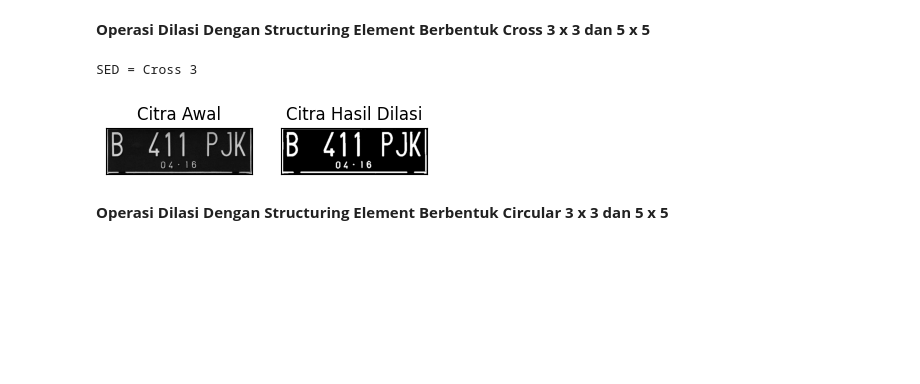
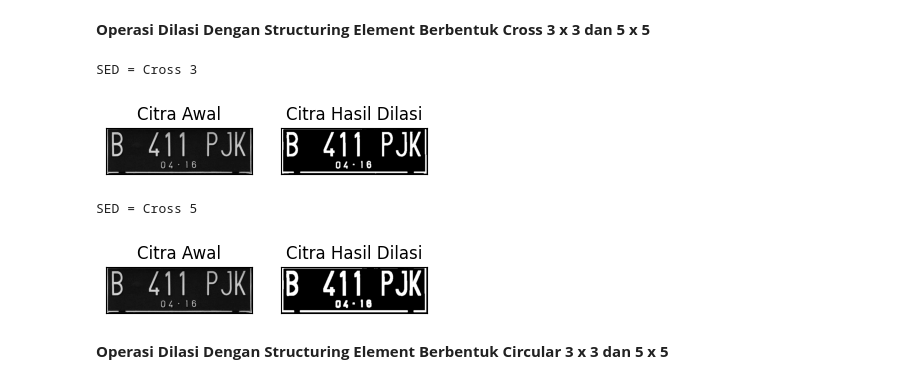
Before and after one commit to derivai7/PCVK_Ganjil_2023, a Jupyter notebook: Week8.ipynb, the cells around one changed output. Cells and saved outputs as stored; diff of their text form; code cells hidden in the pictures; blank space fills up the shorter version.

```diff
--- a/Week8.ipynb
+++ b/Week8.ipynb
@@ -185,48 +185,50 @@ def dilasi_citra(F,w):
   #size image
   p, q= F.shape
   imgD= np.zeros((p,q), dtype=np.uint8)
   #Generate structure element dilasi (SED)
-  # SED= np.ones((w,w), dtype=np.uint8)
-  SED = np.array([[0, 1, 0],
-                            [1, 1, 1],
-                            [0, 1, 0]], dtype = np.uint8)
+  SED= np.ones((w,w), dtype=np.uint8)
+  # SED = np.array([[0, 1, 0],
+  #                           [1, 1, 1],
+  #                           [0, 1, 0]], dtype = np.uint8)
   constant1= (w-1)//2
   #Proses Dilasi
   for i in range(constant1, p-constant1):
     for j in range(constant1,q-constant1):
       temp= F[i-constant1:i+constant1+1, j-constant1:j+constant1+1]
       product= temp*SED
       imgD[i,j]= np.max(product)
   return imgD
 
 print('SED = Cross 3')
 img_d= cv2.imread('/content/tnkb.jpg',0)
 ret, thresh = cv2.threshold(img_d, 127, 225, cv2.THRESH_BINARY)
 w=3
 imgD = dilasi_citra(thresh,w)
 
 plt.subplot(131),plt.imshow(img_d,cmap = 'gray')
 plt.title('Citra Awal'), plt.xticks([]), plt.yticks([])
 plt.subplot(132),plt.imshow(imgD,cmap = 'gray')
 plt.title('Citra Hasil Dilasi'), plt.xticks([]),
 plt.yticks([])
 plt.show()
 
-# print('SED = Cross 5')
-# img_d= cv2.imread('/content/tnkb.jpg',0)
-# ret, thresh = cv2.threshold(img_d, 127, 225, cv2.THRESH_BINARY)
-# w=5
-# imgD = dilasi_citra(thresh,w)
+print('SED = Cross 5')
+img_d= cv2.imread('/content/tnkb.jpg',0)
+ret, thresh = cv2.threshold(img_d, 127, 225, cv2.THRESH_BINARY)
+w=5
+imgD = dilasi_citra(thresh,w)
 
-# plt.subplot(131),plt.imshow(img_d,cmap = 'gray')
-# plt.title('Citra Awal'), plt.xticks([]), plt.yticks([])
-# plt.subplot(132),plt.imshow(imgD,cmap = 'gray')
-# plt.title('Citra Hasil Dilasi'), plt.xticks([]),
-# plt.yticks([])
-# plt.show()
+plt.subplot(131),plt.imshow(img_d,cmap = 'gray')
+plt.title('Citra Awal'), plt.xticks([]), plt.yticks([])
+plt.subplot(132),plt.imshow(imgD,cmap = 'gray')
+plt.title('Citra Hasil Dilasi'), plt.xticks([]),
+plt.yticks([])
+plt.show()
 # %% [output]
 SED = Cross 3
 [figure]
+SED = Cross 5
+[figure, added]
 # %% [markdown]
 **Operasi Dilasi Dengan Structuring Element Berbentuk Circular 3 x 3 dan 5 x 5**
 # %%
```
Also changed, not shown: parts of 1 cell of this notebook.
